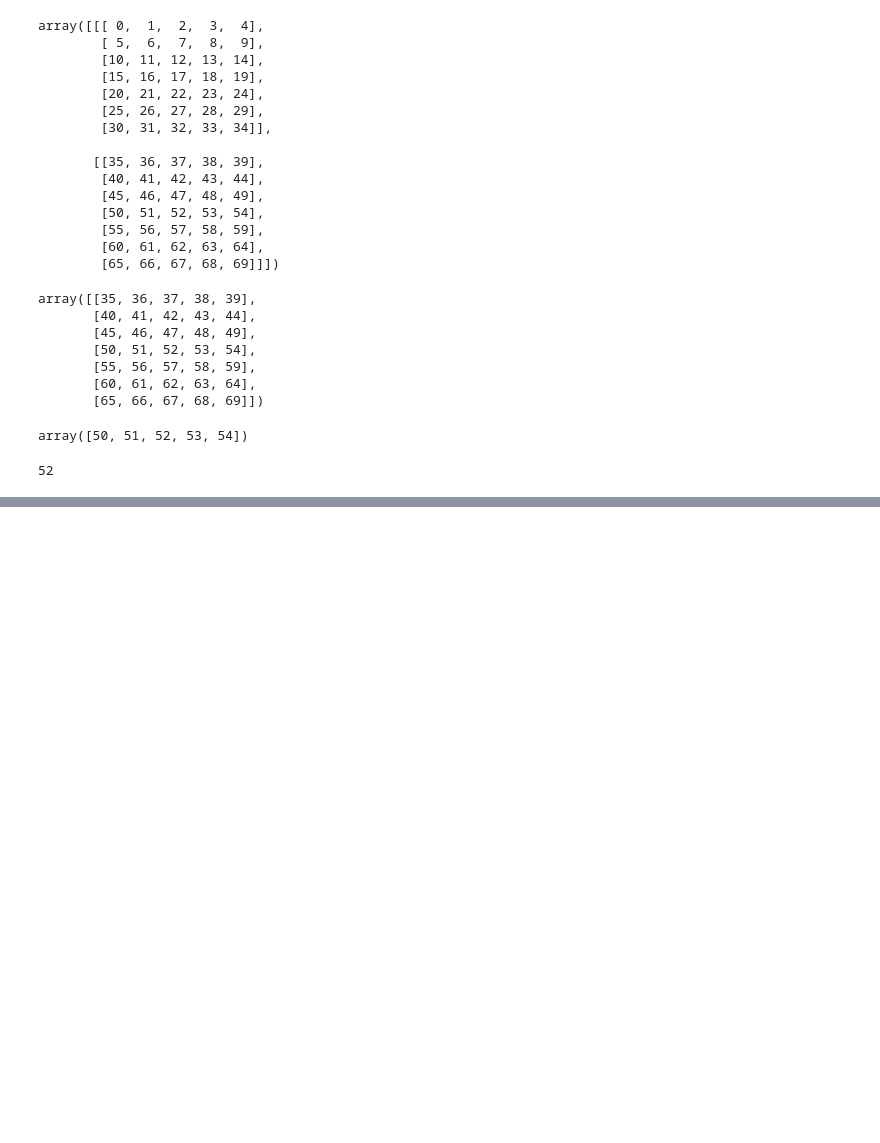
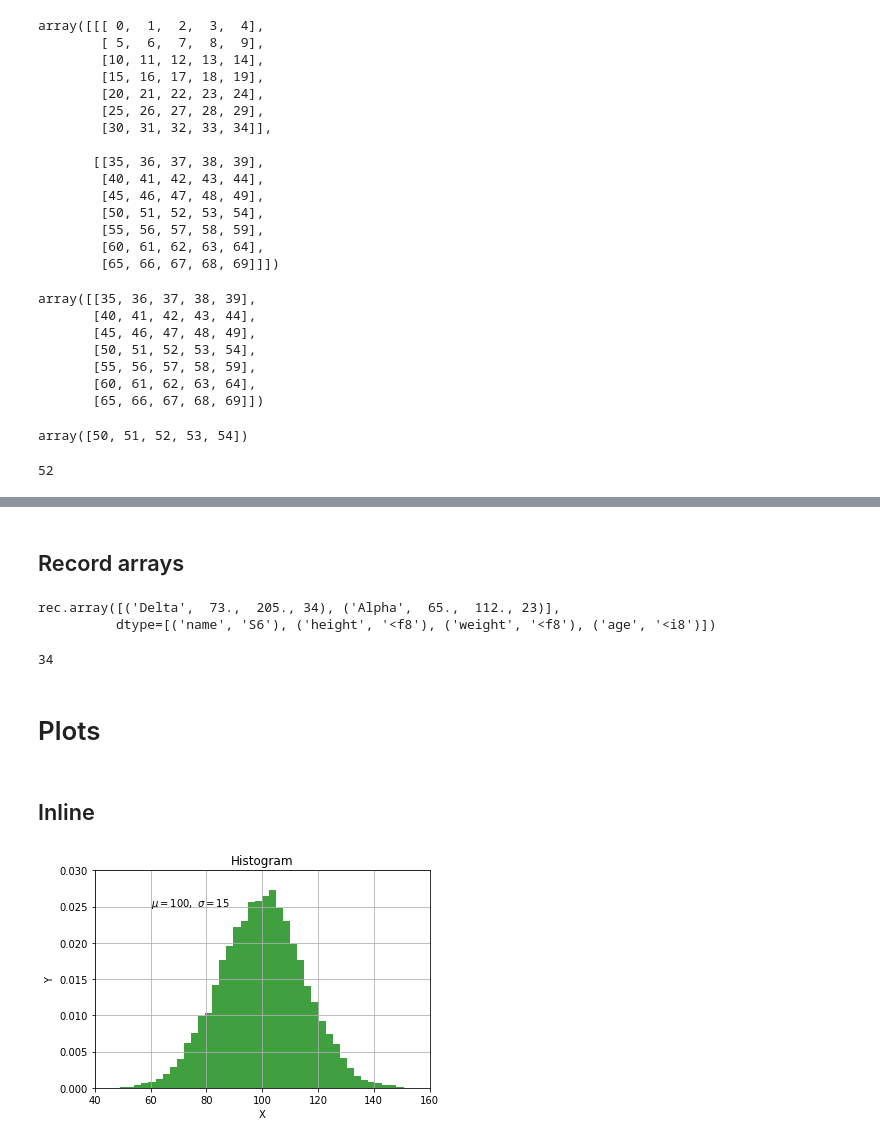
Before and after one commit to ongxuanhong/data-science-works, a Jupyter notebook: python/notebooks/study_numpy/basics.ipynb, the cells around one changed output, grey strips where cells are left out. Cells and saved outputs as stored; diff of their text form; code cells hidden in the pictures; blank space fills up the shorter version.

```diff
--- a/python/notebooks/study_numpy/basics.ipynb
+++ b/python/notebooks/study_numpy/basics.ipynb
@@ -199,0 +278,32 @@ my_3D_array[1,3,2]
+# %% [markdown]
+## Record arrays
+# %%
+person_record_array = np.rec.array([("Delta", 73, 205, 34), ("Alpha", 65, 112, 23)], dtype=person_data_def)
+person_record_array
+# %% [output]
+rec.array([('Delta',  73.,  205., 34), ('Alpha',  65.,  112., 23)],
+          dtype=[('name', 'S6'), ('height', '<f8'), ('weight', '<f8'), ('age', '<i8')])
+# %%
+person_record_array[0].age
+# %% [output]
+34
+# %% [markdown]
+# Plots
+# %% [markdown]
+## Inline
+# %%
+mu, sigma = 100, 15
+data_set = mu + sigma * np.random.randn(10000)
+
+# plot histogram
+n, bins, patches = plt.hist(data_set, 50, normed=1, facecolor="g", alpha=0.75)
+
+plt.xlabel("X")
+plt.ylabel("Y")
+plt.title("Histogram")
+plt.text(60, 0.025, r"$\mu=100,\ \sigma=15$")
+plt.axis([40, 160, 0, 0.03])
+plt.grid(True)
+plt.show()
+# %% [output]
+[figure, added]
```
Also changed, not shown: parts of 38 cells of this notebook.
